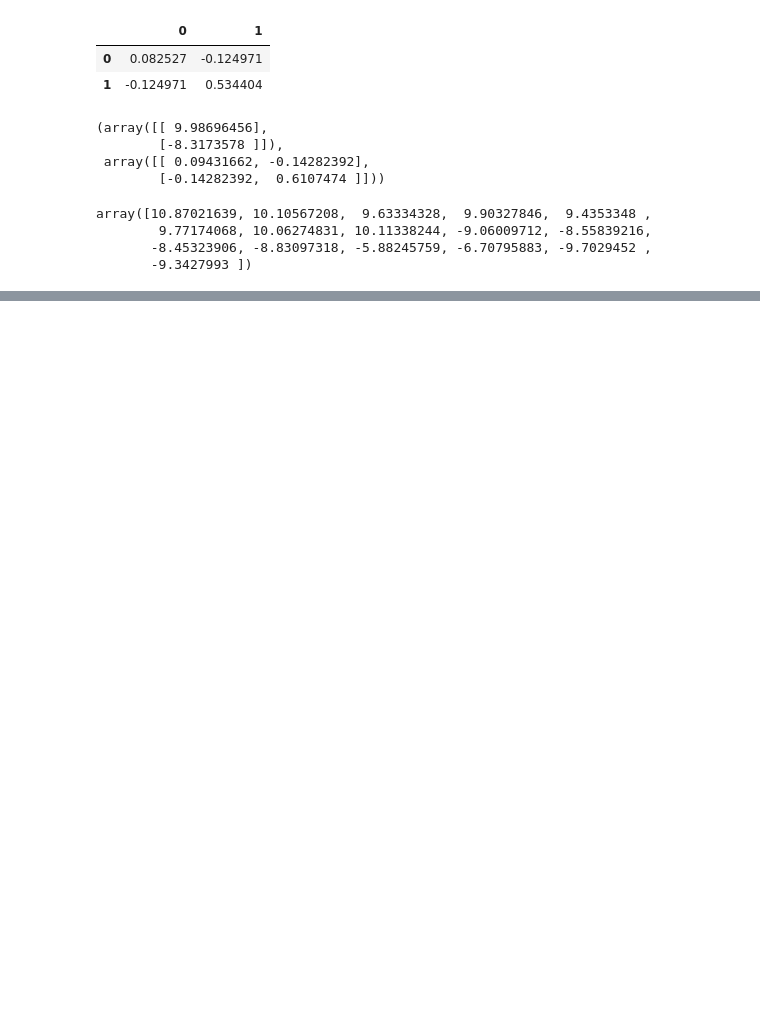
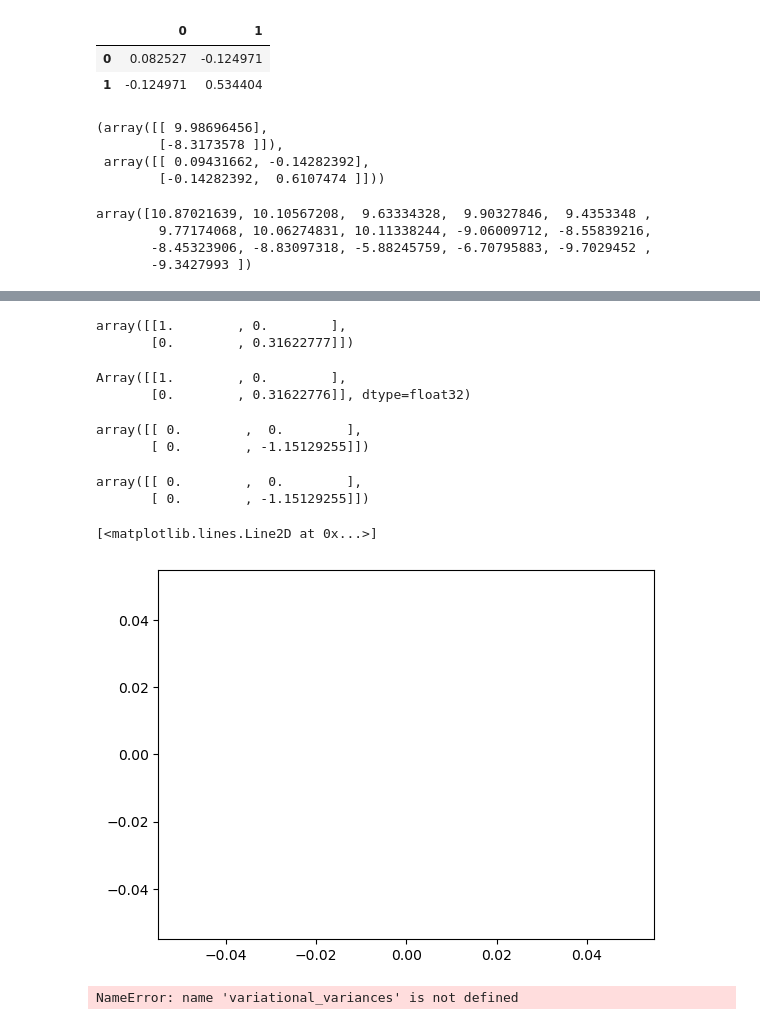
Before and after one commit to pedrofale/scPhyTr, a Jupyter notebook: test.ipynb, the cells around one changed output, grey strips where cells are left out. Cells and saved outputs as stored; diff of their text form; code cells hidden in the pictures; blank space fills up the shorter version.

```diff
--- a/test.ipynb
+++ b/test.ipynb
@@ -230,0 +236,11 @@ Array(0.43243968, dtype=float32)
+# %%
+# Create trait and observation models
+trait_model = scphytr.trait_models.BrownianMotion(tree,
+    trait_means=pd.DataFrame(np.array([10., -10.])), # initial estimates of trait means
+    trait_cov_matrix=pd.DataFrame([[1., 0.], [0., .1]]), # initial estimates of trait covariance matrix
+    learnable_parameters=['rates']) # Learn the evolutionary rates of each trait independently
+
+obm = scphytr.observation_models.Gaussian(1.)
+
+alg = scphytr.inference.VBEM(tree, trait_model, observation_model=obm, lr=0.01)
+p, vp = alg.run_em(n_steps=1000, n_inner_steps=5, n_samples=10, seed=1)
@@ -230,0 +265,11 @@ Array(0.43243968, dtype=float32)
+# %%
+np.linalg.cholesky(trait_model.trait_cov_matrix)
+# %% [output]
+array([[1.        , 0.        ],
+       [0.        , 0.31622777]])
+# %%
+import jax.numpy as jnp
+jnp.linalg.cholesky(jnp.array([[1., 0.], [0., .1]]))
+# %% [output]
+Array([[1.        , 0.        ],
+       [0.        , 0.31622776]], dtype=float32)
@@ -230,0 +279,19 @@ Array(0.43243968, dtype=float32)
+# %%
+free_cholesky
+# %% [output]
+array([[ 0.        ,  0.        ],
+       [ 0.        , -1.15129255]])
+# %%
+free_cholesky
+# %% [output]
+array([[ 0.        ,  0.        ],
+       [ 0.        , -1.15129255]])
+# %%
+plt.plot(alg.trace)
+# %% [output]
+[<matplotlib.lines.Line2D at 0x...>]
+[figure, added]
+# %%
+variational_variances
+# %% [output]
+NameError: name 'variational_variances' is not defined
```
Also changed, not shown: parts of 19 cells of this notebook, 40 other files.
